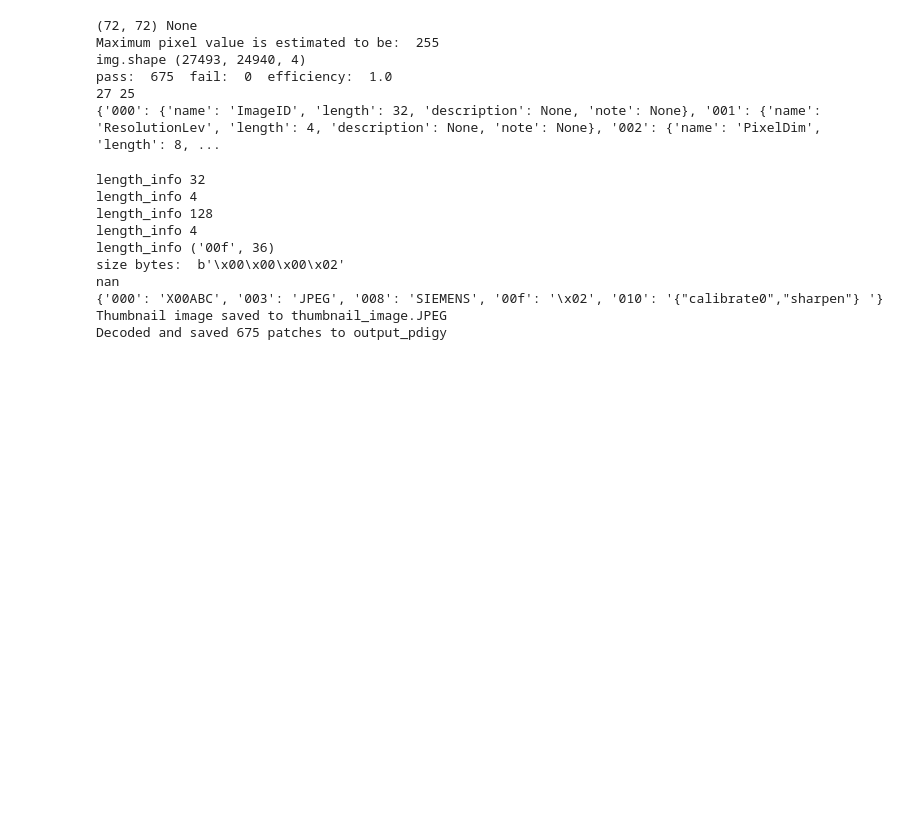
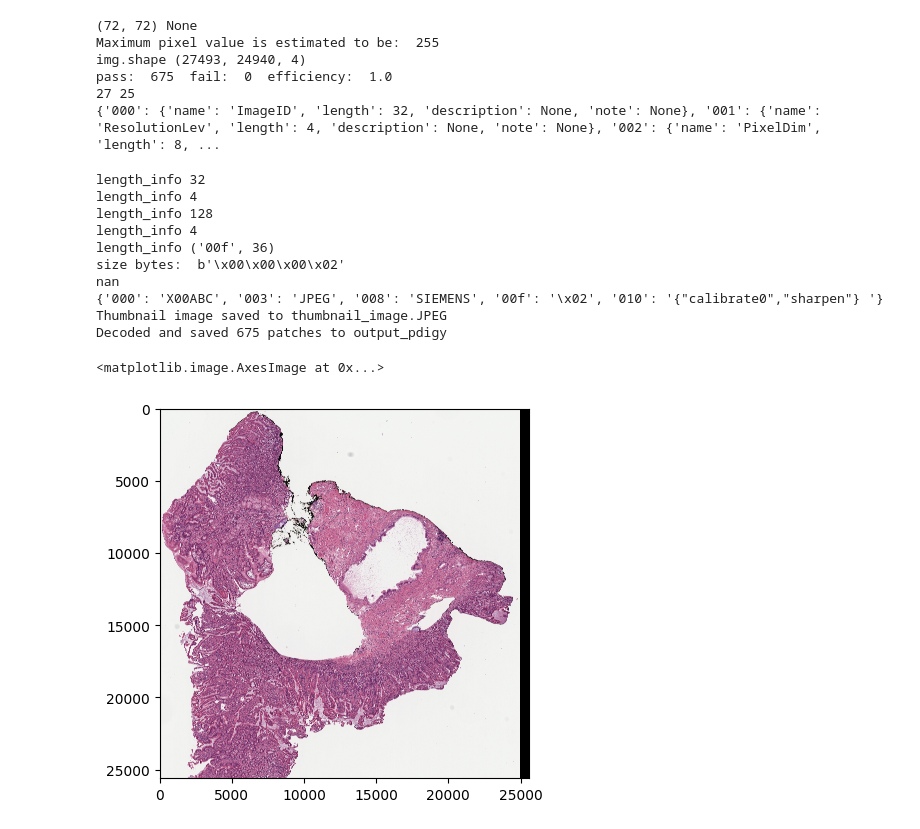
Before and after one commit to pdigy/pdigy, a Jupyter notebook: PDigyTest.ipynb, the cells around one changed output. Saved outputs shown, nothing was run; the diff lists cells and outputs as text; code cells hidden in the pictures; blank space fills up the shorter version.

Commit message:
Reforming the code, first step. Adding image reconstruction, moving some constants.

```diff
--- a/PDigyTest.ipynb
+++ b/PDigyTest.ipynb
@@ -46,3 +47,8 @@ nan
 {'000': 'X00ABC', '003': 'JPEG', '008': 'SIEMENS', '00f': '\x02', '010': '{"calibrate0","sharpen"} '}
 Thumbnail image saved to thumbnail_image.JPEG
 Decoded and saved 675 patches to output_pdigy
+# %%
+plt.imshow(decoder.full_image)
+# %% [output]
+<matplotlib.image.AxesImage at 0x...>
+[figure, added]
```
Also changed, not shown: parts of 1 cell of this notebook, 3 other files.
